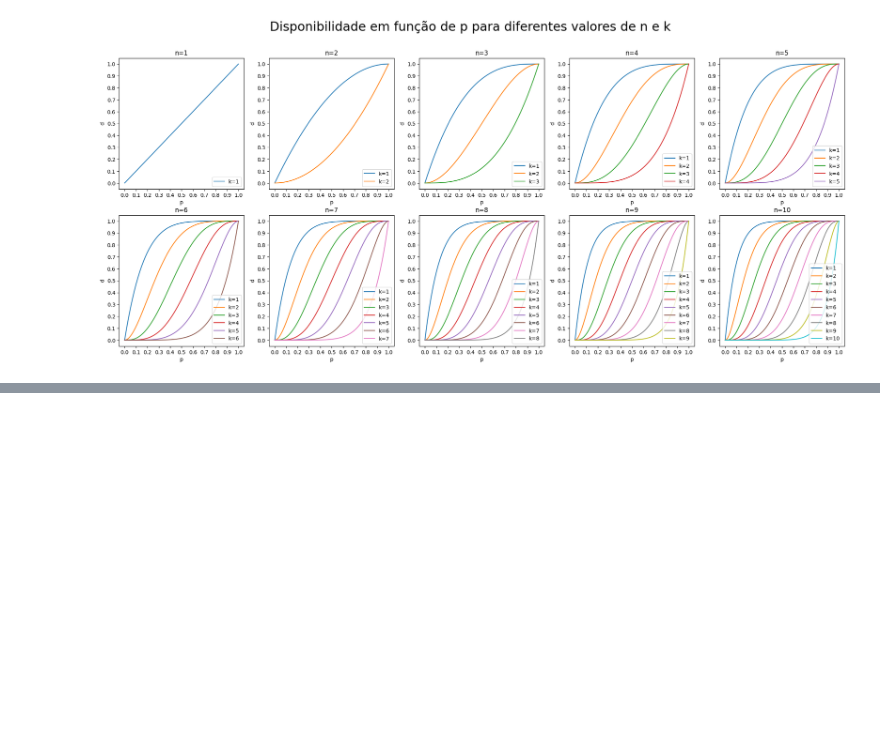
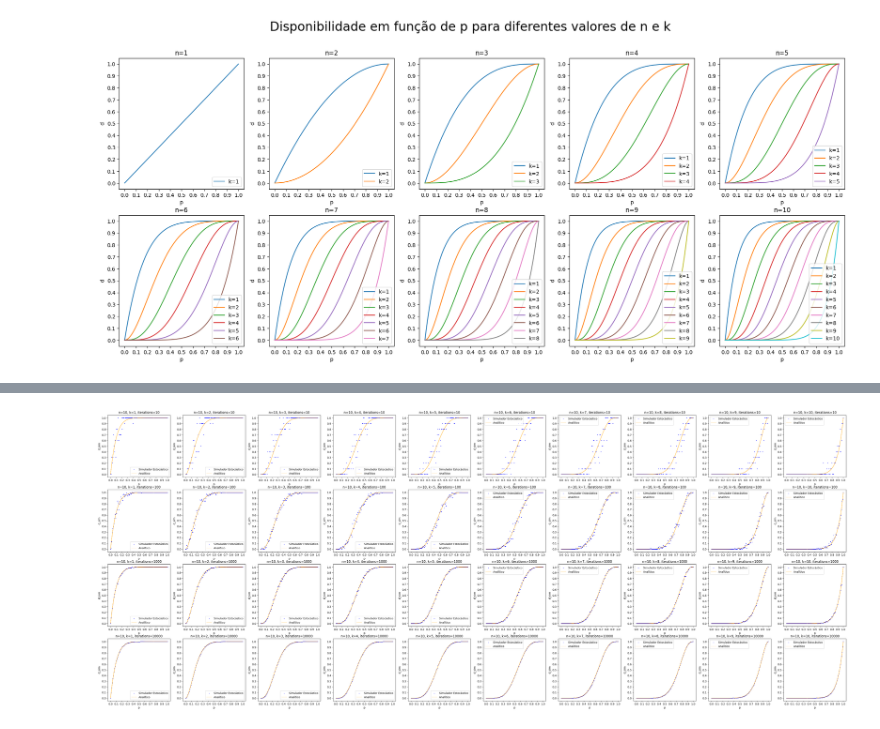
Before and after one commit to rafaelsalb/comp-dist-av1, a Jupyter notebook: analitico.ipynb, the cells around one changed output, grey strips where cells are left out. Drawn from its saved outputs; the diff is of its cells as text; code cells hidden in the pictures; blank space fills up the shorter version.

Commit message:
simulador estocastico

```diff
--- a/analitico.ipynb
+++ b/analitico.ipynb
@@ -48,3 +47,15 @@ for ni in n:
 plt.show()
 # %% [output]
 [figure]
+# %%
+from simulador import StochasticSimulator
+# validar resultados com simulador estocástico
+iters = [10, 100, 1000, 10000]
+results = pd.DataFrame(
+    [(ni, ki, pi, it) for ni in n for ki in k for pi in p for it in iters if ki <= ni],
+    columns=["n", "k", "p", "iterations"],
+)
+results["d_sim"] = results.apply(lambda row: StochasticSimulator(n=int(row["n"]), k=int(row["k"]), p=row["p"]).run_simulation(int(row["iterations"])), axis=1)
+results["d_analitico"] = disponibilidade_vec(results["n"], results["k"], results["p"])
+results["error"] = np.abs(results["d_sim"] - results["d_analitico"])
+results
@@ -50,0 +76,22 @@ plt.show()
+# %%
+# plotar resultados do simulador estocástico vs resultados analíticos
+plt.figure(figsize=(50, 50))
+for n in range(1, 11):
+    for row, ii in enumerate(iters):
+        for col, ki in enumerate(k):
+            subplot = (10, 10, (row * 10) + col + 1)
+            plt.subplot(*subplot)
+            plt.title(f'n=10, k={ki}, iterations={ii}')
+            plt.xlabel('p')
+            plt.ylabel('d_sim')
+            plt.xticks(np.arange(0, 1.1, 0.1))
+            plt.yticks(np.arange(0, 1.1, 0.1))
+            subset = results[(results["n"] == 10) & (results["k"] == ki) & (results["iterations"] == ii)]
+            # print(subset)
+            plt.scatter(subset["p"], subset["d_sim"], label='Simulador Estocástico', color='blue', s=1, alpha=0.75)
+            subset = dados[((dados["n"] == 10) & (dados["k"] == ki))]
+            plt.plot(subset["p"], subset["d"], label='Analítico', color='orange', linewidth=0.5, alpha=0.75)
+            plt.legend(['Simulador Estocástico', 'Analítico'])
+plt.show()
+# %% [output]
+[figure, added]
```
Also changed, not shown: parts of 2 cells of this notebook, 2 other files.
